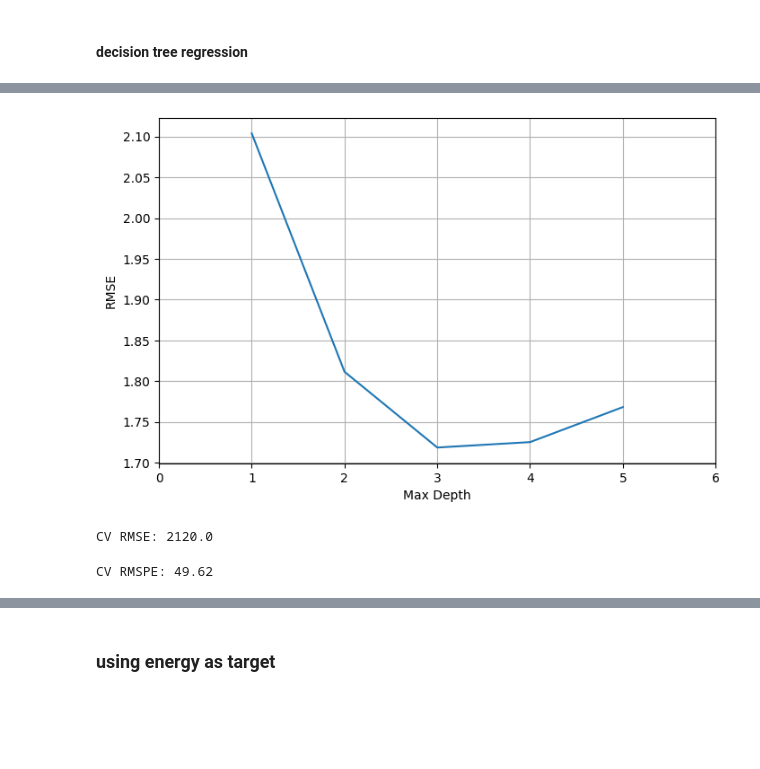
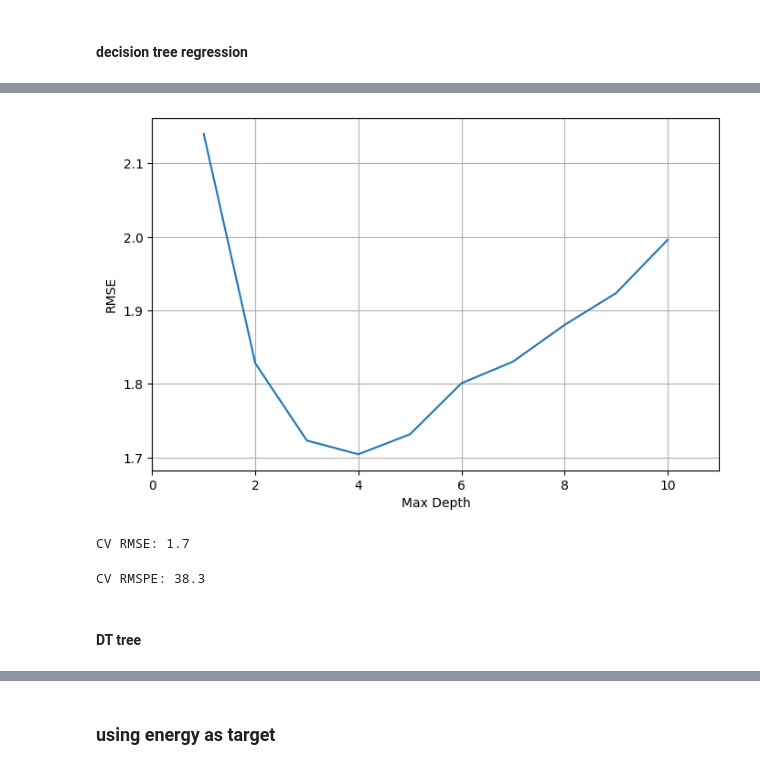
Before and after one commit to samula98/proj4_0, a Jupyter notebook: 20241031_proj4_v00_Spotify_Description_for_Students.ipynb, the cells around one changed output, grey strips where cells are left out. Drawn from its saved outputs; the diff is of its cells as text; code cells hidden in the pictures; blank space fills up the shorter version.

```diff
--- a/20241031_proj4_v00_Spotify_Description_for_Students.ipynb
+++ b/20241031_proj4_v00_Spotify_Description_for_Students.ipynb
@@ -771,11 +759,11 @@ CV RMSE: 15610.0
 # %%
-# CV RMSPE
+# CV RMSPE (just for fun)
 numLoops = 500
 rms_error = np.zeros(numLoops)
 
 for idx in range(0, numLoops):
   X_train, X_test, y_train, y_test = train_test_split(X, y, test_size = 0.2)
-  model = DecisionTreeRegressor(max_depth = 1)
+  model = DecisionTreeRegressor(max_depth = 2)
   model.fit(X_train, y_train)
   y_pred = model.predict(X_test)
   rms_error[idx] = np.sqrt(np.mean(np.square((y_test - y_pred) / y_test))) * 100
@@ -786,0 +789,12 @@ CV RMSPE: inf
+# %%
+numLoops = 50
+mean_error = np.zeros(numLoops)
+for idx in range(0, numLoops):
+  X_train, X_test, y_train, y_test = train_test_split(X, y, test_size = 0.2)
+  model = RandomForestRegressor(n_estimators = 10)
+  model.fit(X_train, y_train)
+  y_pred = model.predict(X_test)
+  mean_error[idx] = mean_squared_error(y_test, y_pred)
+print(f'RMSE: {np.sqrt(mean_error).mean()}')
+print(f'RMSE std: {np.sqrt(mean_error).std()}')
+np.sqrt(mean_error)[:10]    # first 10 mean errors
@@ -786,0 +808,17 @@ CV RMSPE: inf
+# %%
+num_trees = range(10, 60, 10)
+cv_loops = 50
+rmse_results = np.zeros(len(num_trees))
+std_results = np.zeros(len(num_trees))
+
+for n, trees in enumerate(num_trees):
+  rmse_cv = np.zeros(cv_loops)
+  np.random.seed(47)
+  for i in range(cv_loops):
+    X_train, X_test, y_train, y_test = train_test_split(X, y, test_size = 0.2)
+    rfModel = RandomForestRegressor(n_estimators = trees)
+    rfModel.fit(X_train, y_train)
+    y_pred_rf = rfModel.predict(X_test)
+    rmse_cv[i] = np.sqrt(mean_squared_error(y_test, y_pred_rf))
+  rmse_results[n] = rmse_cv.mean()
+  std_results[n] = rmse_cv.std()
@@ -807,5 +932,5 @@ CV RMSE: 1740.0
 # %%
-max_depths = [1,2,3,4,5]
+max_depths = [1,2,3,4,5,6,7,8,9,10]
 
 rms_depth = np.zeros(len(max_depths))
 std_depth = np.zeros(len(max_depths))
@@ -834,37 +964,39 @@ pd.DataFrame(zip(max_depths, rms_depth, std_depth))
 # %%
 plt.figure(figsize = (8,5))
 plt.plot(max_depths, rms_depth)
 plt.xlabel('Max Depth')
 plt.ylabel('RMSE')
-plt.xlim(0,6)
+plt.xlim(0,11)
 plt.grid()
 # %% [output]
-[figure, old version]
+[figure, new version]
 # %%
-# re-running wtih max_depth = 4
+# re-running with max_depth = 4
 numLoops = 500
 rms_error = np.zeros(numLoops)
 
 for idx in range(0, numLoops):
   X_train, X_test, y_train, y_test = train_test_split(X, y, test_size = 0.2)
-  model = DecisionTreeRegressor(max_depth = 1)
+  model = DecisionTreeRegressor(max_depth = 4)
   model.fit(X_train, y_train)
   y_pred = model.predict(X_test)
   rms_error[idx] = np.sqrt(mean_squared_error(y_test, y_pred))
-print(f'CV RMSE: {rms_error.mean().round(2)*1000}')
+print(f'CV RMSE: {rms_error.mean().round(2)}')
 # %% [output]
-CV RMSE: 2120.0
+CV RMSE: 1.7
 # %%
-# CV RMSPE
+# CV RMSPE (just for fun)
 numLoops = 500
 rms_error = np.zeros(numLoops)
 
 for idx in range(0, numLoops):
   X_train, X_test, y_train, y_test = train_test_split(X, y, test_size = 0.2)
-  model = DecisionTreeRegressor(max_depth = 1)
+  model = DecisionTreeRegressor(max_depth = 4)
   model.fit(X_train, y_train)
   y_pred = model.predict(X_test)
   rms_error[idx] = np.sqrt(np.mean(np.square((y_test - y_pred) / y_test))) * 100
 print(f'CV RMSPE: {rms_error.mean().round(2)}')
 # %% [output]
-CV RMSPE: 49.62
+CV RMSPE: 38.3
+# %% [markdown]
+#### DT tree
```
Also changed, not shown: parts of 71 cells of this notebook.
